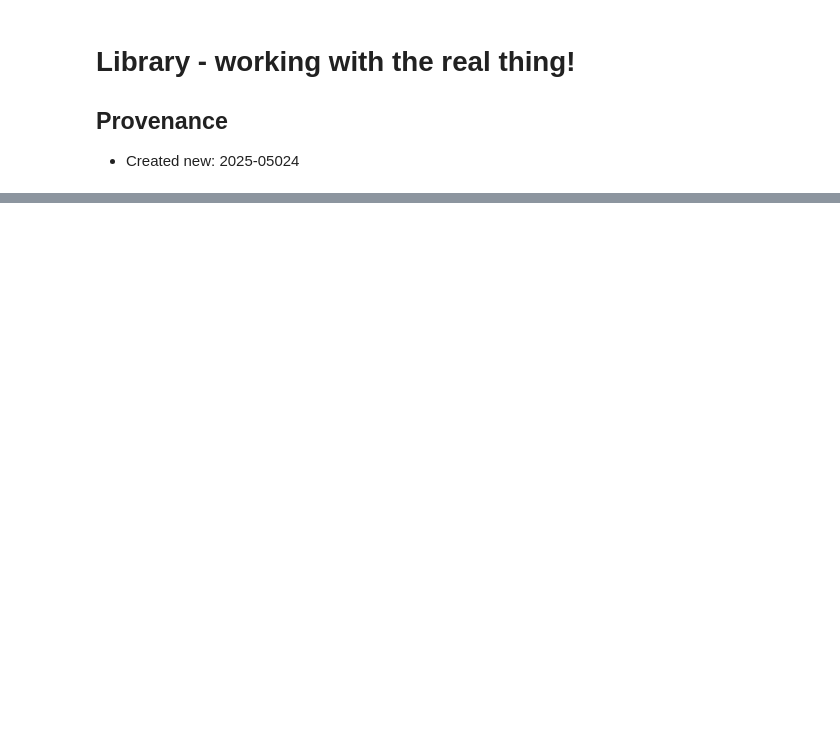
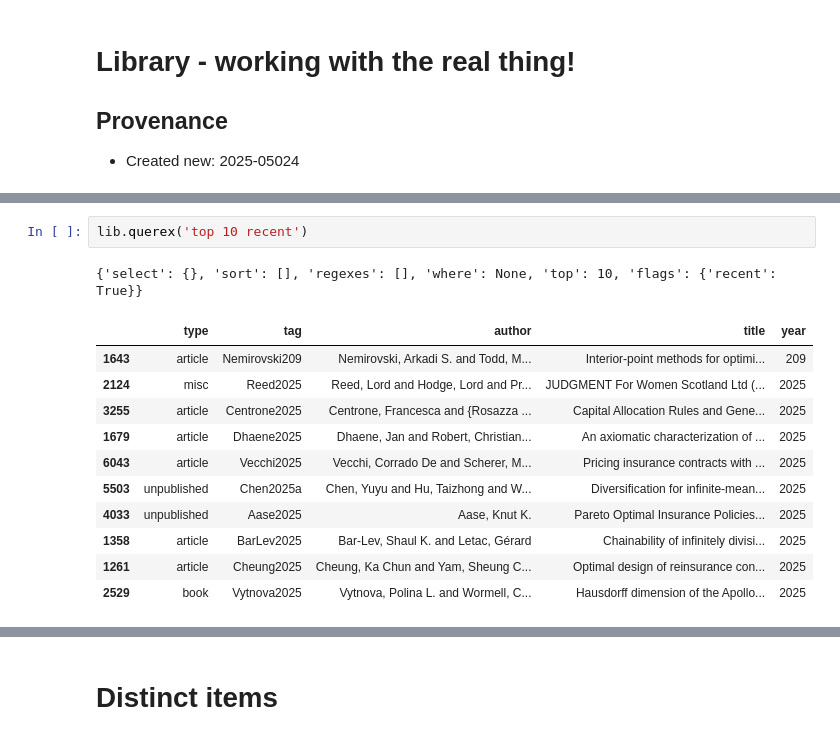
Before and after one commit to mynl/archivum_project, a Jupyter notebook: temp/library.ipynb, the cells around one changed output, grey strips where cells are left out. Cells and saved outputs as stored; diff of their text form; blank space fills up the shorter version.

```diff
--- a/temp/library.ipynb
+++ b/temp/library.ipynb
@@ -93,0 +138,15 @@ time: 16 ms (started: 2025-05-24 13:05:01 +01:00)
+# %%
+lib.querex('top 10 recent')
+# %% [output]
+{'select': {}, 'sort': [], 'regexes': [], 'where': None, 'top': 10, 'flags': {'recent': True}}
+|  | type | tag | author | title | year |
+| 1643 | article | Nemirovski209 | Nemirovski, Arkadi S. and Todd, M... | Interior-point methods for optimi... | 209 |
+| 2124 | misc | Reed2025 | Reed, Lord and Hodge, Lord and Pr... | JUDGMENT For Women Scotland Ltd (... | 2025 |
+| 3255 | article | Centrone2025 | Centrone, Francesca and {Rosazza ... | Capital Allocation Rules and Gene... | 2025 |
+| 1679 | article | Dhaene2025 | Dhaene, Jan and Robert, Christian... | An axiomatic characterization of ... | 2025 |
+| 6043 | article | Vecchi2025 | Vecchi, Corrado De and Scherer, M... | Pricing insurance contracts with ... | 2025 |
+| 5503 | unpublished | Chen2025a | Chen, Yuyu and Hu, Taizhong and W... | Diversification for infinite-mean... | 2025 |
+| 4033 | unpublished | Aase2025 | Aase, Knut K. | Pareto Optimal Insurance Policies... | 2025 |
+| 1358 | article | BarLev2025 | Bar-Lev, Shaul K. and Letac, Gérard | Chainability of infinitely divisi... | 2025 |
+| 1261 | article | Cheung2025 | Cheung, Ka Chun and Yam, Sheung C... | Optimal design of reinsurance con... | 2025 |
+| 2529 | book | Vytnova2025 | Vytnova, Polina L. and Wormell, C... | Hausdorff dimension of the Apollo... | 2025 |
@@ -93,0 +154,2 @@ time: 16 ms (started: 2025-05-24 13:05:01 +01:00)
+# %% [markdown]
+# Distinct items
```
Also changed, not shown: parts of 21 cells of this notebook, 22 other files.
